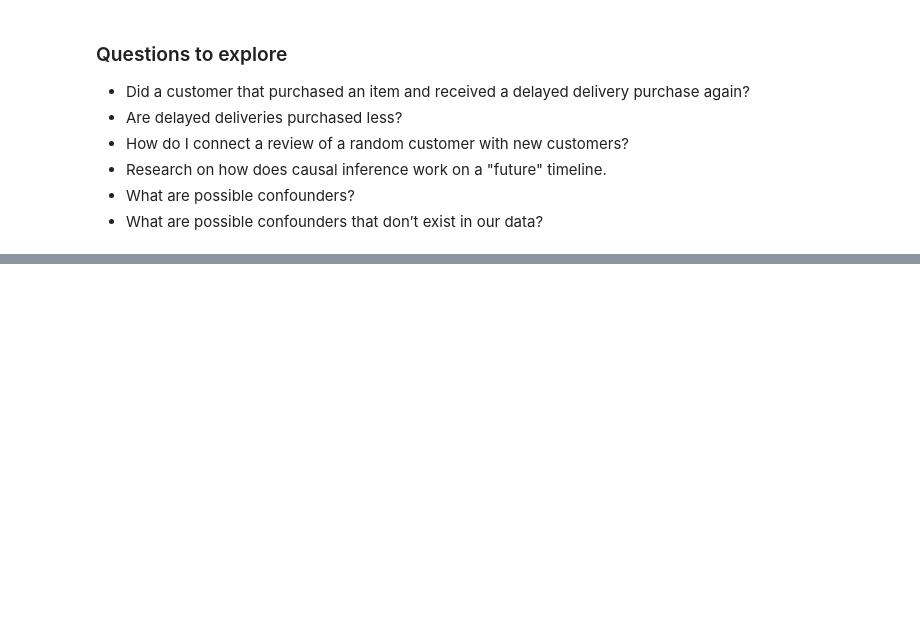
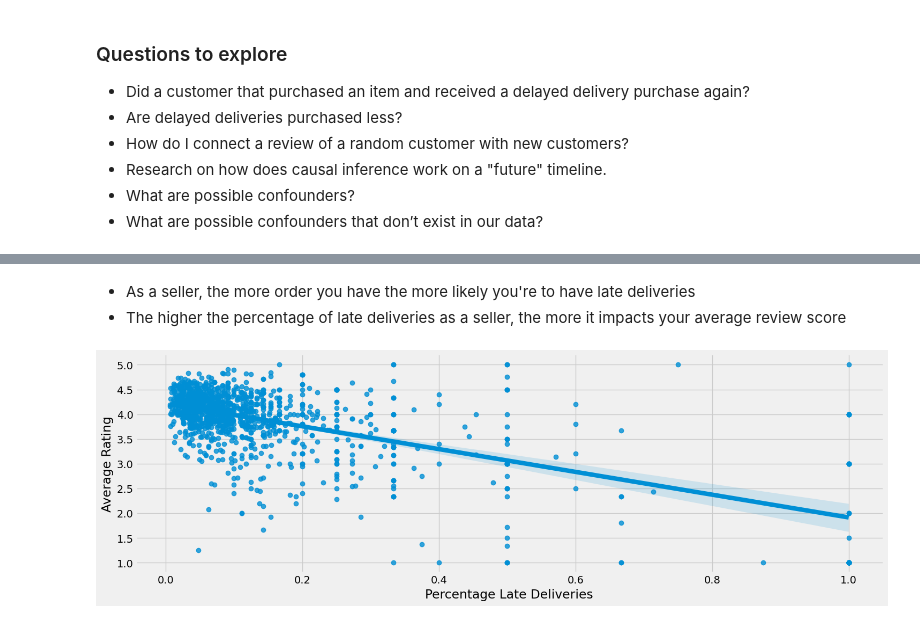
Before and after one commit to menni99/causal-attribution-analysis, a Jupyter notebook: dev/data-exploration-jh.ipynb, the cells around one changed output, grey strips where cells are left out. Saved outputs shown, nothing was run; the diff lists cells and outputs as text; code cells hidden in the pictures; blank space fills up the shorter version.

```diff
--- a/dev/data-exploration-jh.ipynb
+++ b/dev/data-exploration-jh.ipynb
@@ -78,0 +86,10 @@ df.shape
+# %% [markdown]
+- As a seller, the more order you have the more likely you're to have late deliveries
+- The higher the percentage of late deliveries as a seller, the more it impacts your average review score
+# %%
+sns.lmplot(agg_df[agg_df["perc_late_del"] > 0], x='perc_late_del', y='avg_review_scores', height=5, aspect=3)
+plt.ylabel("Average Rating")
+plt.xlabel("Percentage Late Deliveries")
+plt.show()
+# %% [output]
+[figure, added]
```
Also changed, not shown: parts of 10 cells of this notebook.
